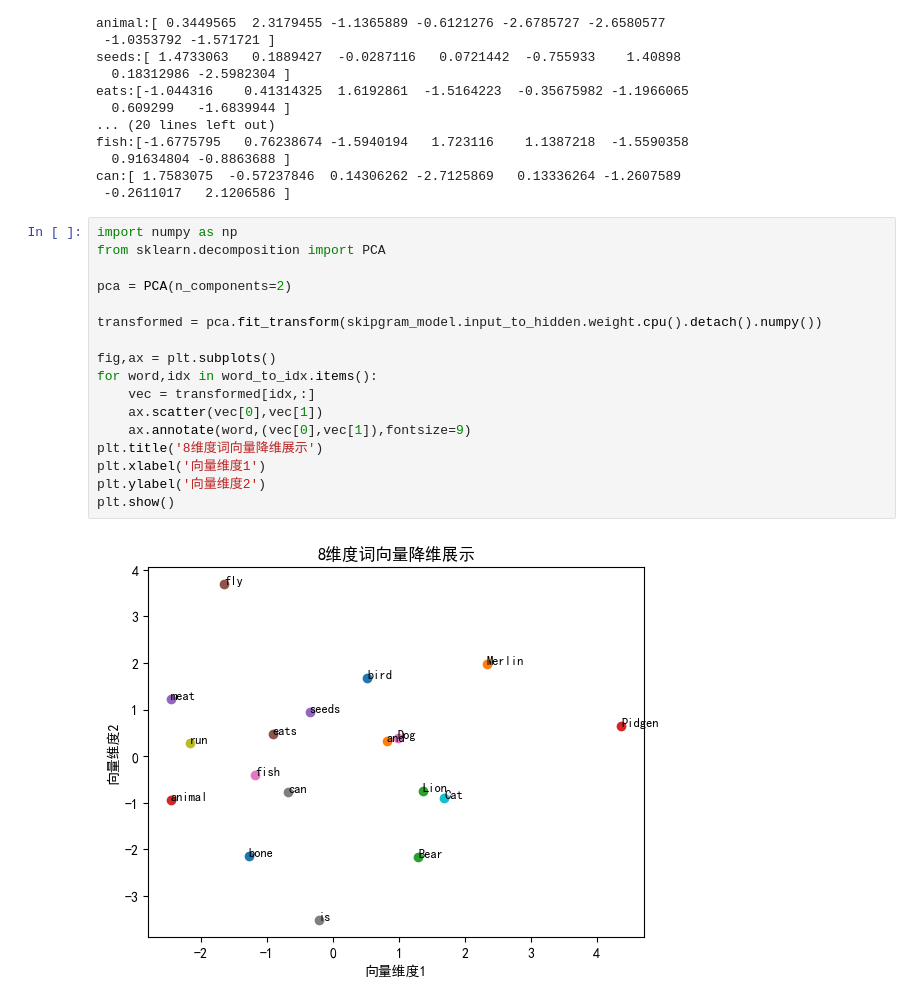
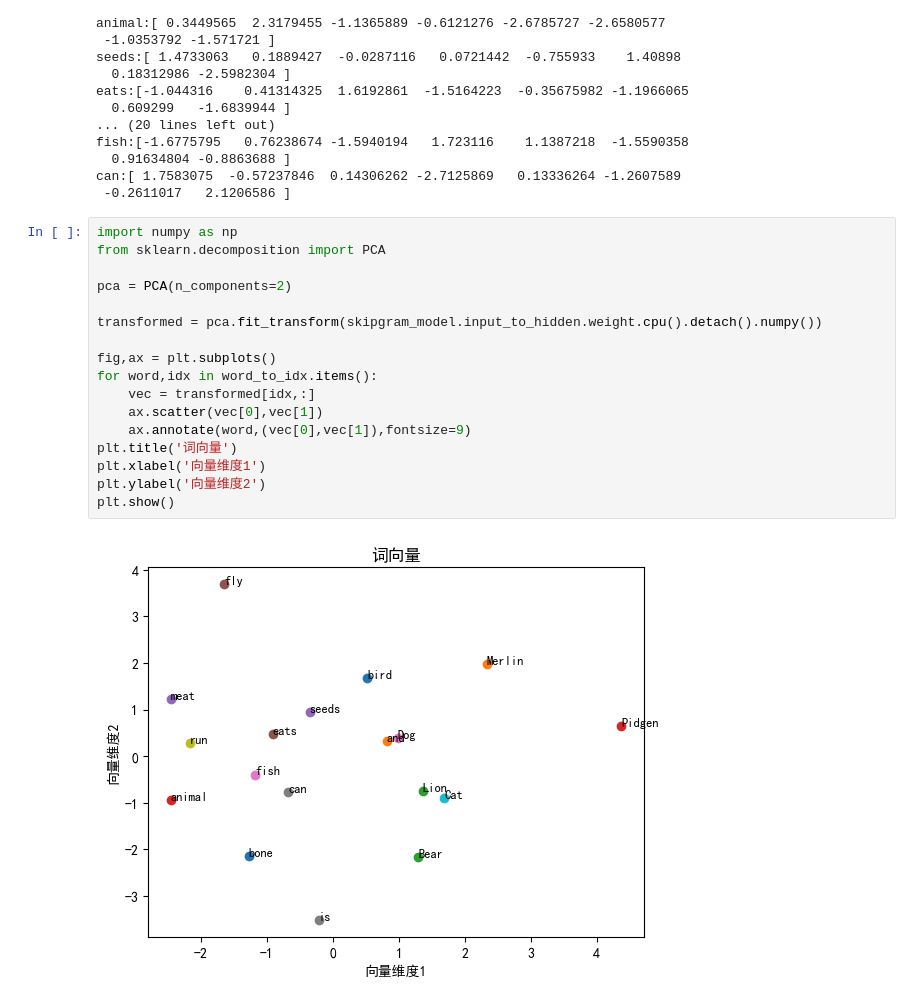
Before and after one commit to merthmagic/llm-from-scratch, a Jupyter notebook: notebook/skip_gram_embedding.ipynb, the cells around one changed output. Drawn from its saved outputs; the diff is of its cells as text.

```diff
--- a/notebook/skip_gram_embedding.ipynb
+++ b/notebook/skip_gram_embedding.ipynb
@@ -246,19 +248,19 @@ can:[ 1.7583075  -0.57237846  0.14306262 -2.7125869   0.13336264 -1.2607589
 # %%
 import numpy as np
 from sklearn.decomposition import PCA
 
 pca = PCA(n_components=2)
 
 transformed = pca.fit_transform(skipgram_model.input_to_hidden.weight.cpu().detach().numpy())
 
 fig,ax = plt.subplots()
 for word,idx in word_to_idx.items():
     vec = transformed[idx,:]
     ax.scatter(vec[0],vec[1])
     ax.annotate(word,(vec[0],vec[1]),fontsize=9)
-plt.title('8维度词向量降维展示')
+plt.title('词向量')
 plt.xlabel('向量维度1')
 plt.ylabel('向量维度2')
 plt.show()
 # %% [output]
-[figure, old version]
+[figure, new version]
```
Also changed, not shown: parts of 2 cells of this notebook.
